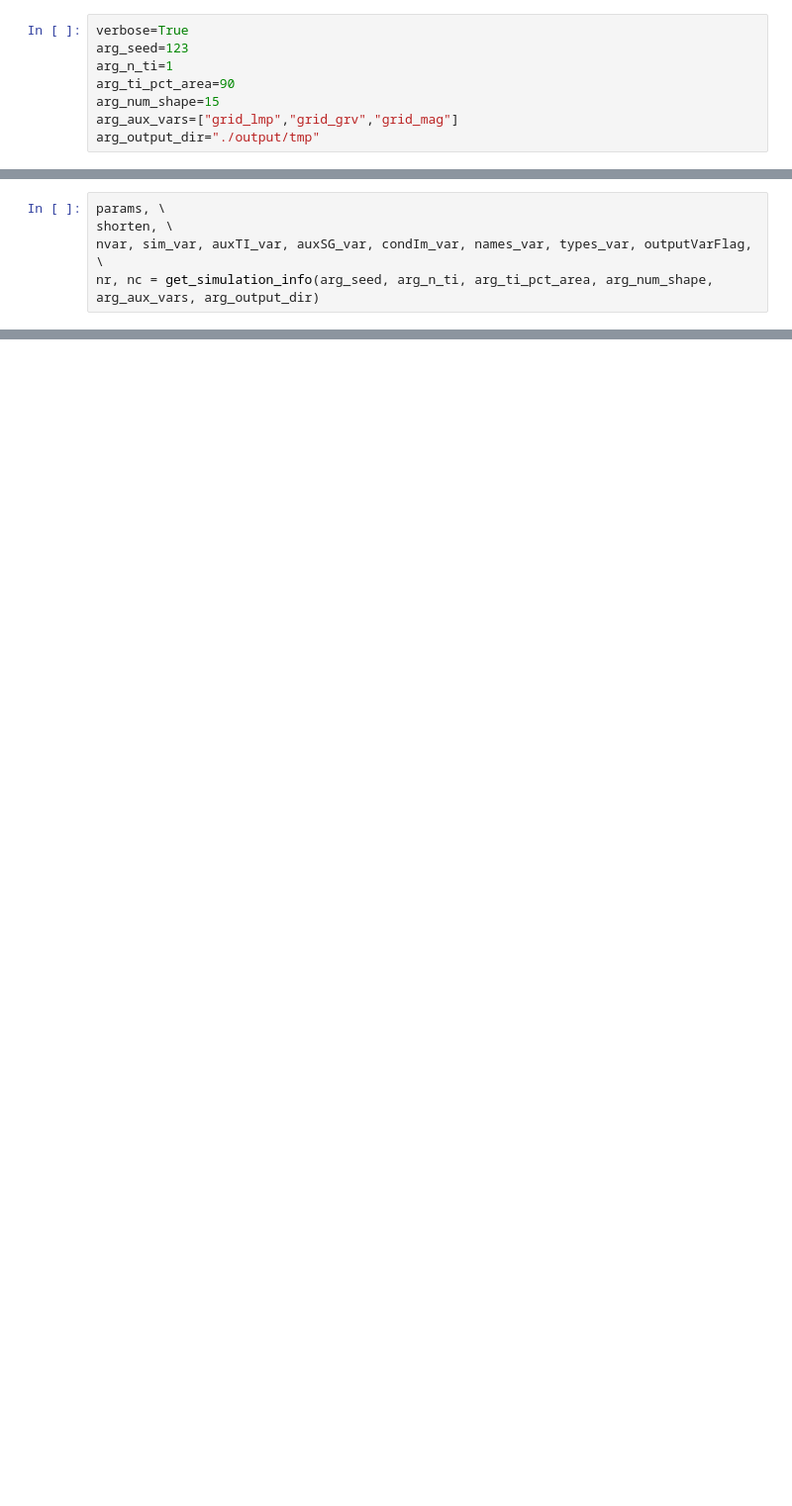
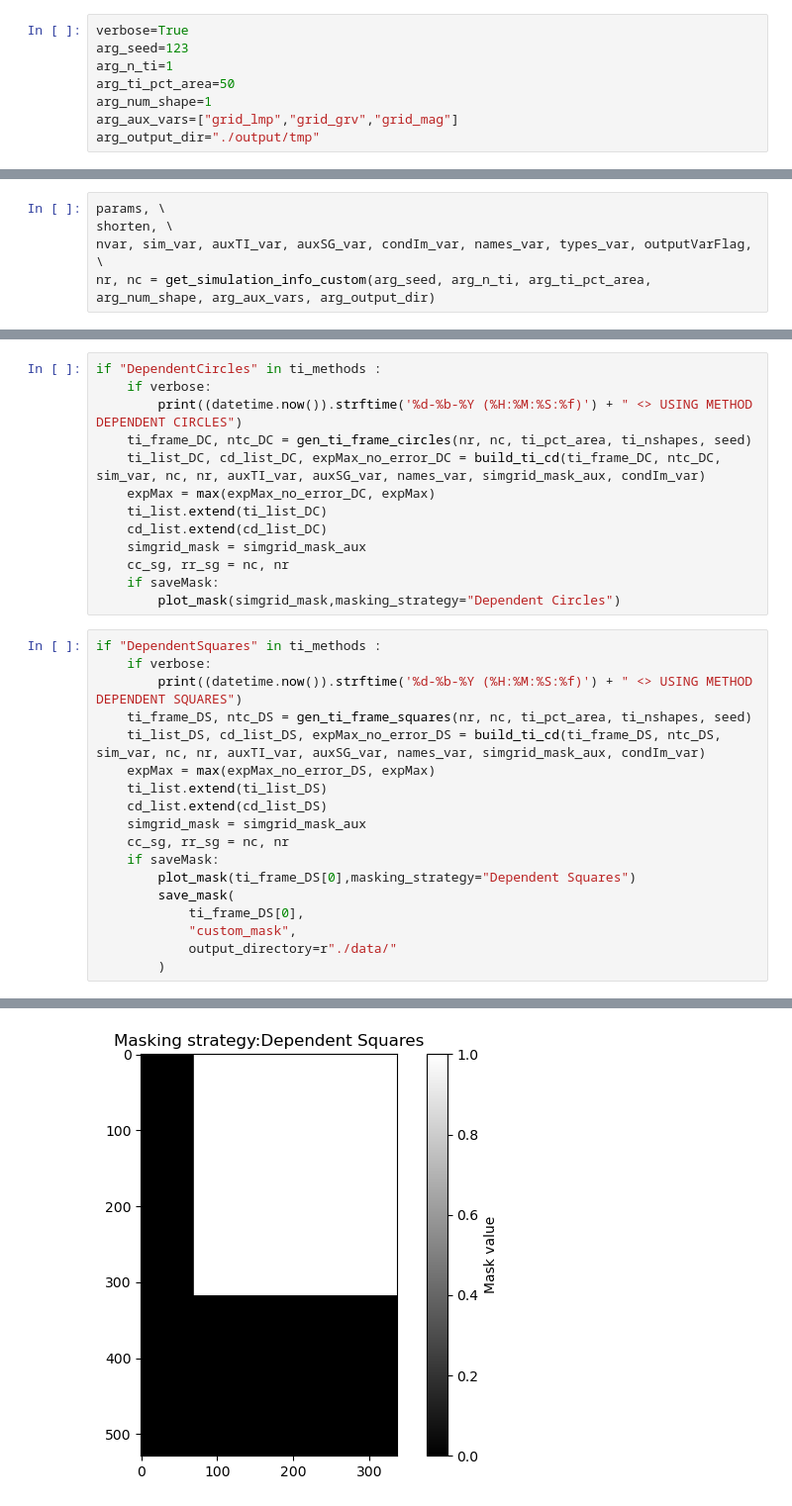
Before and after one commit to AxMeNi/GeoclassificationMPS, a Jupyter notebook: src/debug.ipynb, the cells around one changed output, grey strips where cells are left out. Shown: that part at 99% size. Cells and saved outputs as stored; diff of their text form; blank space fills up the shorter version.

Commit message:
Created debug.ipynb and tested custom mask

```diff
--- a/src/debug.ipynb
+++ b/src/debug.ipynb
@@ -7,7 +10,7 @@ ImportError: cannot import name 'vtkCapsuleSource' from 'vtkmodules.vtkFiltersSo
 verbose=True
 arg_seed=123
 arg_n_ti=1
-arg_ti_pct_area=90
-arg_num_shape=15
+arg_ti_pct_area=50
+arg_num_shape=1
 arg_aux_vars=["grid_lmp","grid_grv","grid_mag"]
 arg_output_dir="./output/tmp"
@@ -15,4 +183,4 @@ arg_output_dir="./output/tmp"
 params, \
 shorten, \
 nvar, sim_var, auxTI_var, auxSG_var, condIm_var, names_var, types_var, outputVarFlag, \
-nr, nc = get_simulation_info(arg_seed, arg_n_ti, arg_ti_pct_area, arg_num_shape, arg_aux_vars, arg_output_dir)
+nr, nc = get_simulation_info_custom(arg_seed, arg_n_ti, arg_ti_pct_area, arg_num_shape, arg_aux_vars, arg_output_dir)
@@ -18,0 +241,32 @@ nr, nc = get_simulation_info(arg_seed, arg_n_ti, arg_ti_pct_area, arg_num_shape,
+# %%
+if "DependentCircles" in ti_methods :
+    if verbose:
+        print((datetime.now()).strftime('%d-%b-%Y (%H:%M:%S:%f)') + " <> USING METHOD DEPENDENT CIRCLES")
+    ti_frame_DC, ntc_DC = gen_ti_frame_circles(nr, nc, ti_pct_area, ti_nshapes, seed)
+    ti_list_DC, cd_list_DC, expMax_no_error_DC = build_ti_cd(ti_frame_DC, ntc_DC, sim_var, nc, nr, auxTI_var, auxSG_var, names_var, simgrid_mask_aux, condIm_var)
+    expMax = max(expMax_no_error_DC, expMax)
+    ti_list.extend(ti_list_DC)
+    cd_list.extend(cd_list_DC)
+    simgrid_mask = simgrid_mask_aux
+    cc_sg, rr_sg = nc, nr
+    if saveMask:
+        plot_mask(simgrid_mask,masking_strategy="Dependent Circles")
+# %%
+if "DependentSquares" in ti_methods :
+    if verbose:
+        print((datetime.now()).strftime('%d-%b-%Y (%H:%M:%S:%f)') + " <> USING METHOD DEPENDENT SQUARES")
+    ti_frame_DS, ntc_DS = gen_ti_frame_squares(nr, nc, ti_pct_area, ti_nshapes, seed)
+    ti_list_DS, cd_list_DS, expMax_no_error_DS = build_ti_cd(ti_frame_DS, ntc_DS, sim_var, nc, nr, auxTI_var, auxSG_var, names_var, simgrid_mask_aux, condIm_var)
+    expMax = max(expMax_no_error_DS, expMax)
+    ti_list.extend(ti_list_DS)
+    cd_list.extend(cd_list_DS)
+    simgrid_mask = simgrid_mask_aux
+    cc_sg, rr_sg = nc, nr
+    if saveMask:
+        plot_mask(ti_frame_DS[0],masking_strategy="Dependent Squares")
+        save_mask(
+            ti_frame_DS[0],
+            "custom_mask",
+            output_directory=r"./data/"
+        )
+# %% [output]
@@ -18,0 +274 @@ nr, nc = get_simulation_info(arg_seed, arg_n_ti, arg_ti_pct_area, arg_num_shape,
+[figure, added]
```
Also changed, not shown: parts of 9 cells of this notebook, 7 other files.
